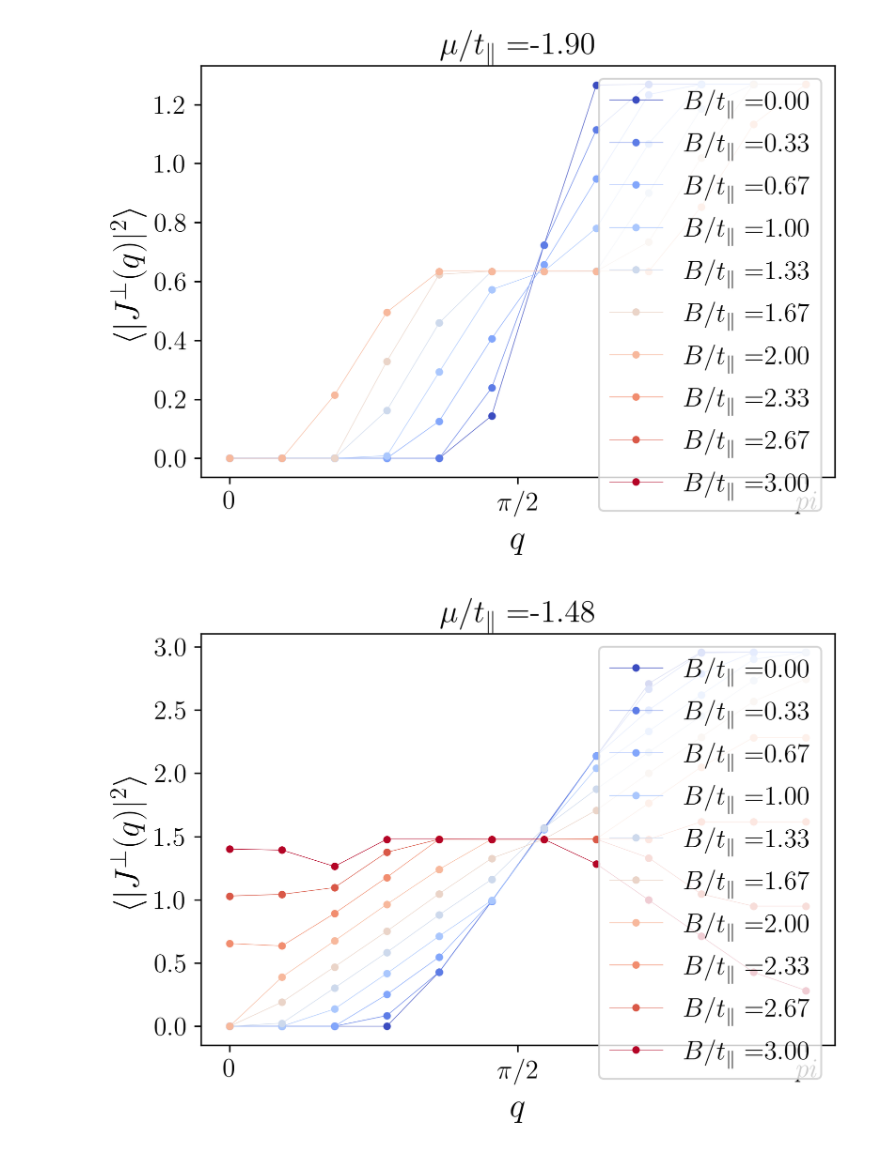
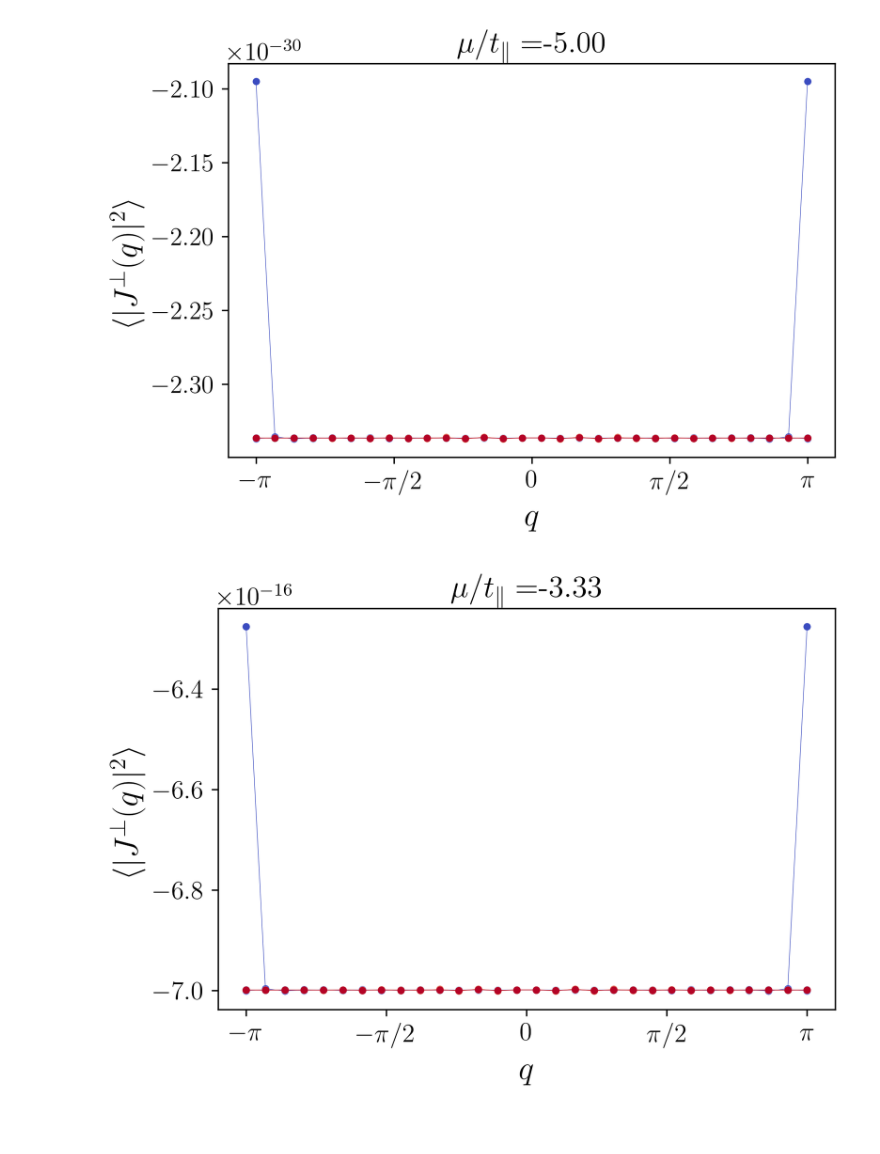
Before and after one commit to j-curtis/ColdAtomsHallDynamics, a Jupyter notebook: FreeFermionsFluctuations.ipynb, the cells around one changed output. Drawn from its saved outputs; the diff is of its cells as text; code cells hidden in the pictures; blank space fills up the shorter version.

```diff
--- a/FreeFermionsFluctuations.ipynb
+++ b/FreeFermionsFluctuations.ipynb
@@ -22,7 +25,11 @@ tau2 = np.array([[0.,-1.j],[1.j,0.]],dtype=complex)
 tau3 = -1.j*tau1@tau2
 # %%
 def H(p,mu,tperp,tpar,B):
-    return -mu*one - tperp*tau1 - 2.*tpar*np.cos( p - 0.5*B*tau3 )
+    h1 =  -mu*one
+    h2 = -tperp*tau1
+    h3 = -2.*tpar*lnal.cosm(p*one - 0.5*B*tau3)
+
+    return h1+h2+h3
 
 def nel(h,t):
     return np.linalg.inv(np.exp(h/t)+one)
@@ -41,23 +48,24 @@ def integrand(p,q,t,mu,tperp,tpar,B):
 
 def PiHall(q,t,mu,tperp,tpar,B):
 
-
     return intg.quad(integrand,-np.pi,np.pi,args=(q,t,mu,tperp,tpar,B))[0]
 # %%
 tpar = 1.0
 tperp = 0.2
-temp = 0.005
+temp = 0.05
 
-nummus = 10
-mus= np.linspace(-1.9,1.9,nummus)
+nummus = 7
+mus= np.linspace(-5,5,nummus)
 
-numBs = 10
-Bs = np.linspace(0.,3.,numBs)
+numBs = 7
+Bs = np.linspace(0.,3.5,numBs)
 
 
-numqs = 12
-qs = np.linspace(0,np.pi,numqs)
+numqs = 30
+qs = np.linspace(-np.pi,np.pi,numqs)
+
 Piqs = np.zeros((nummus,numBs,numqs),dtype=complex)
+Eqs = np.zeros((nummus,numBs,numqs,2))
 
 for i in range(nummus):
     mu = mus[i]
@@ -66,7 +74,9 @@ for i in range(nummus):
         B = Bs[j]
 
         for k in range(numqs):
-            Piqs[i,j,k] = PiHall(qs[k],temp,mus[i],tperp,tpar,Bs[j])
+            q = qs[k]
+            Piqs[i,j,k] = PiHall(q,temp,mu,tperp,tpar,B)
+            Eqs[i,j,k,:] = np.linalg.eigh(H(q,mu,tperp,tpar,B))[0]
 # %% [output]
   the integrand in order to determine the difficulties.  If the position of a
   local difficulty can be determined (singularity, discontinuity) one will
@@ -80,0 +89,12 @@ for i in range(nummus):
+# %%
+cs = cm.coolwarm(np.linspace(0.,1.,numBs))
+
+for j in range(numBs):
+    plt.plot(qs,Eqs[0,j,:,0],c=cs[j],marker='.')
+    plt.plot(qs,Eqs[0,j,:,1],c=cs[j],marker='+')
+
+plt.xlabel(r'$p$')
+plt.xticks([-np.pi,-np.pi/2.,0.,np.pi/2, np.pi],[r'$-\pi$',r'$-\pi/2$',r'$0$',r'$\pi/2$',r'$\pi$'])
+plt.ylabel(r'$E_p/t_\parallel$')
+#plt.legend()
+plt.show()
@@ -81,16 +103,16 @@ for i in range(nummus):
 # %%
 cs = cm.coolwarm(np.linspace(0.,1.,numBs))
 
 for i in range(nummus):
     for j in range(numBs):
         plt.plot(qs,np.real(Piqs[i,j,:]),c=cs[j],label=r'$B/t_\parallel = $'+"{b:0.2f}".format(b=Bs[j]))
 
     plt.title(r'$\mu/t_\parallel = $'+"{m:0.2f}".format(m=mus[i]))
     plt.xlabel(r'$q$')
-    plt.xticks([0.,np.pi/2, np.pi],[r'$0$',r'$\pi/2$',r'$pi$'])
+    plt.xticks([-np.pi,-np.pi/2.,0.,np.pi/2, np.pi],[r'$-\pi$',r'$-\pi/2$',r'$0$',r'$\pi/2$',r'$\pi$'])
     plt.ylabel(r'$\langle |J^\perp(q)|^2 \rangle$')
-    plt.legend()
+    #plt.legend()
     plt.show()
 # %% [output]
-[figure, old version]
+[figure, new version]
-[figure, old version]
+[figure, new version]
```
Also changed, not shown: parts of 4 cells of this notebook.
